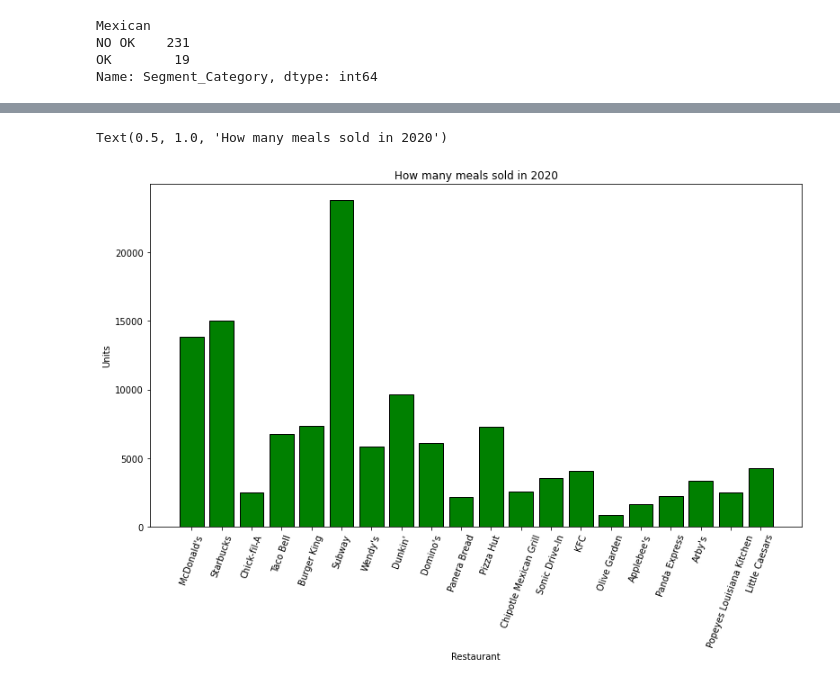
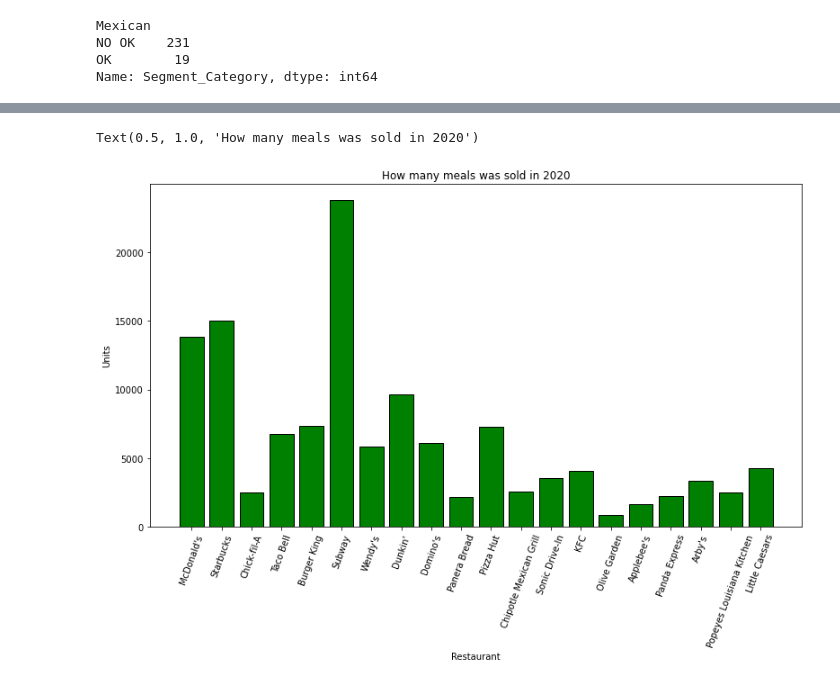
Before and after one commit to lukaszplatos/DataIntro, a Jupyter notebook: MyProject.ipynb, the cells around one changed output, grey strips where cells are left out. Cells and saved outputs as stored; diff of their text form; code cells hidden in the pictures.

```diff
--- a/MyProject.ipynb
+++ b/MyProject.ipynb
@@ -391,10 +391,10 @@ Text(0.5, 1.0, 'Value of sales Restaurants in bln in 2020')
 # %%
 fig, ax = plt.subplots(figsize=(13,7))
 ax.bar(top1["Restaurant"], top1['Units'], color="g", edgecolor='black')
 ax.set_xticklabels(top1['Restaurant'], rotation=70, fontsize=10)
 ax.set_xlabel('Restaurant')
 ax.set_ylabel('Units')
-ax.set_title('How many meals sold in 2020')
+ax.set_title('How many meals was sold in 2020')
 # %% [output]
-Text(0.5, 1.0, 'How many meals sold in 2020')
+Text(0.5, 1.0, 'How many meals was sold in 2020')
-[figure, old version]
+[figure, new version]
```
Also changed, not shown: parts of 5 cells of this notebook.
